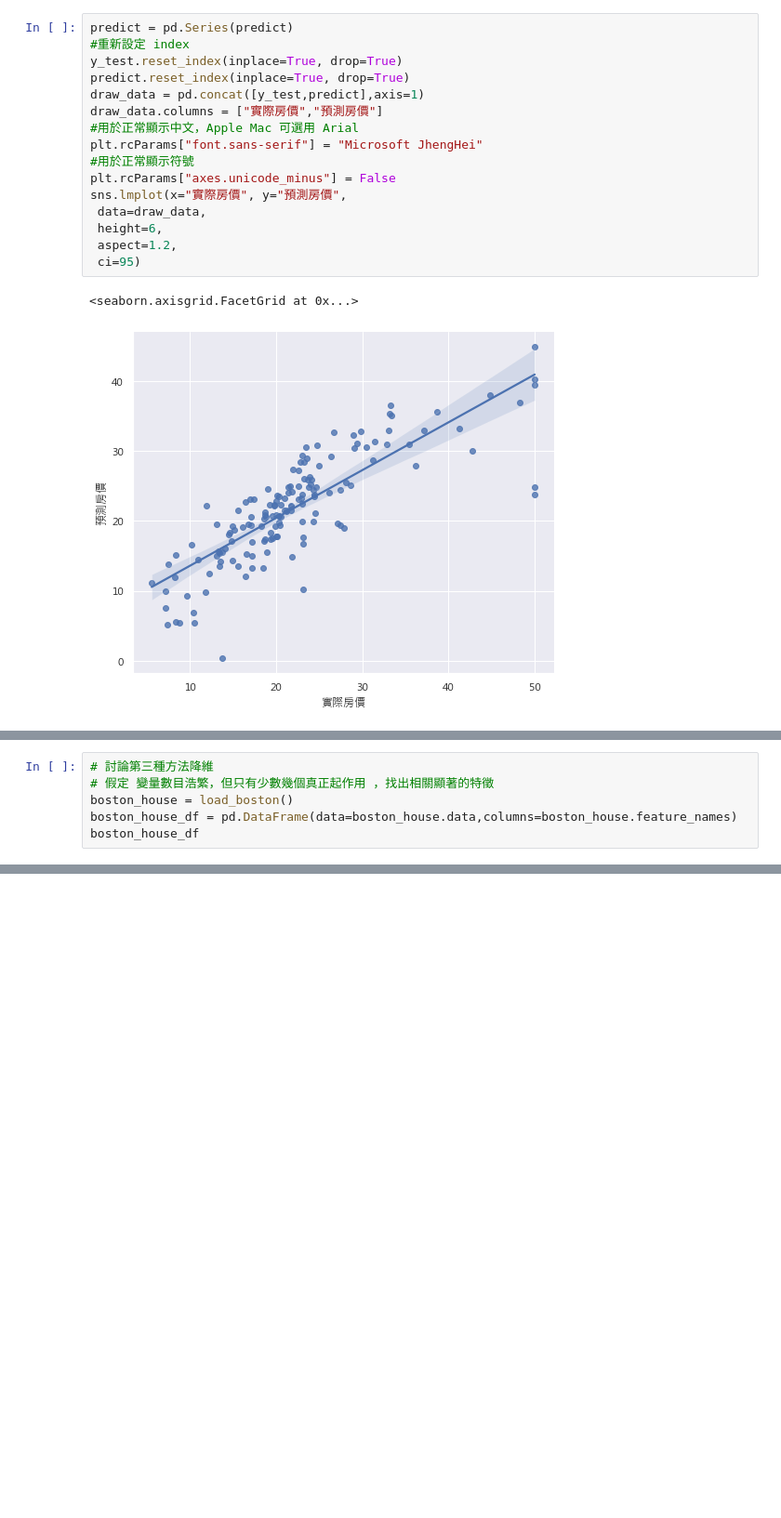
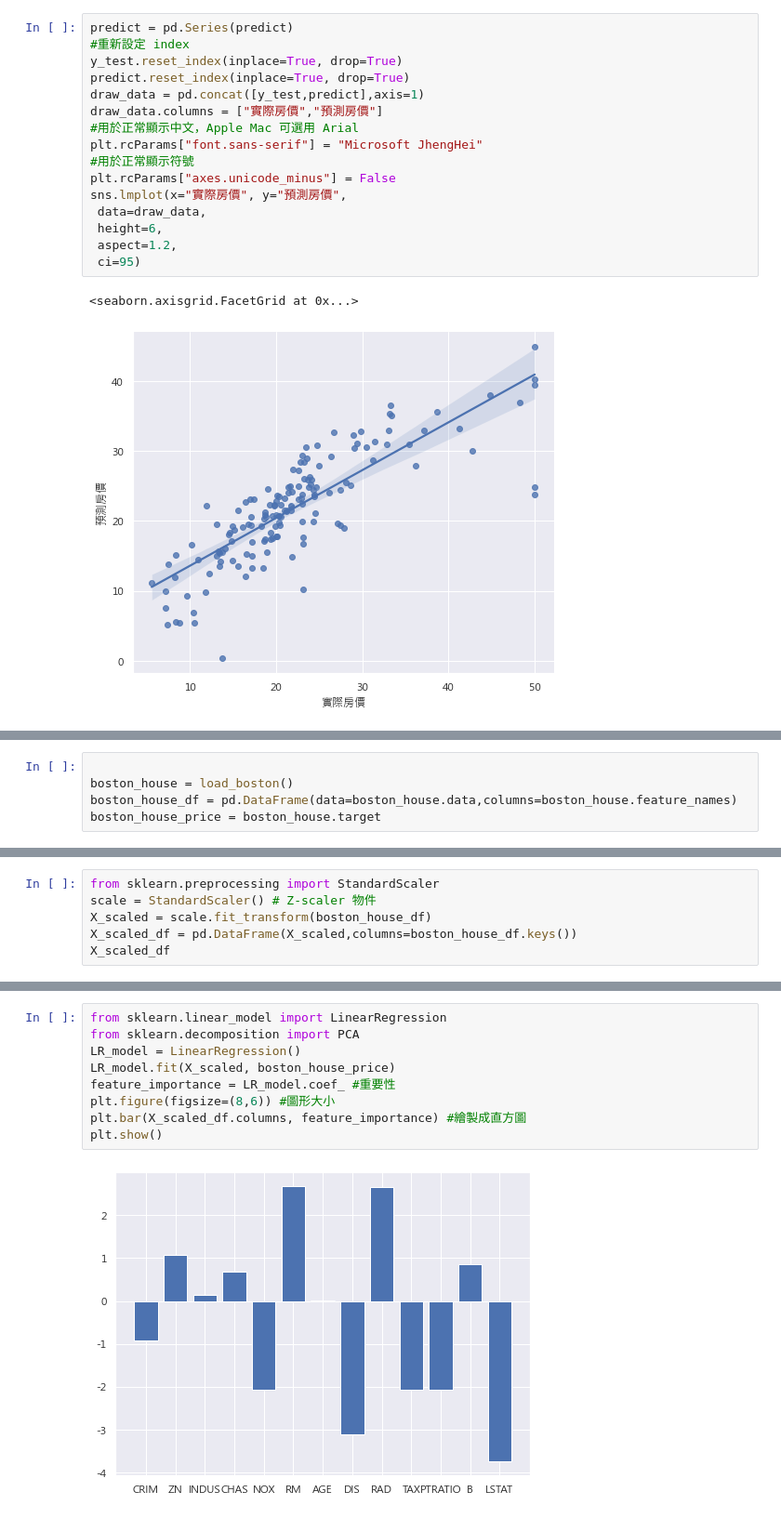
Before and after one commit to Lw-CodeStorage/Learning, a Jupyter notebook: AI/回歸/房價預測.ipynb, the cells around one changed output, grey strips where cells are left out. Shown: that part at 93% size. Saved outputs shown, nothing was run; the diff lists cells and outputs as text; blank space fills up the shorter version.

```diff
--- a/AI/回歸/房價預測.ipynb
+++ b/AI/回歸/房價預測.ipynb
@@ -248,6 +251,5 @@ print(r2)
 # %%
-# 討論第三種方法降維
-# 假定 變量數目浩繁，但只有少數幾個真正起作用 ，找出相關顯著的特徵
+
 boston_house = load_boston()
 boston_house_df = pd.DataFrame(data=boston_house.data,columns=boston_house.feature_names)
-boston_house_df
+boston_house_price = boston_house.target
@@ -253,0 +259,6 @@ boston_house_df
+# %%
+from sklearn.preprocessing import StandardScaler
+scale = StandardScaler() # Z-scaler 物件
+X_scaled = scale.fit_transform(boston_house_df)
+X_scaled_df = pd.DataFrame(X_scaled,columns=boston_house_df.keys())
+X_scaled_df
@@ -253,0 +279,11 @@ boston_house_df
+# %%
+from sklearn.linear_model import LinearRegression
+from sklearn.decomposition import PCA
+LR_model = LinearRegression()
+LR_model.fit(X_scaled, boston_house_price)
+feature_importance = LR_model.coef_ #重要性
+plt.figure(figsize=(8,6)) #圖形大小
+plt.bar(X_scaled_df.columns, feature_importance) #繪製成直方圖
+plt.show()
+# %% [output]
+[figure, added]
```
Also changed, not shown: parts of 26 cells of this notebook, 2 other files.
